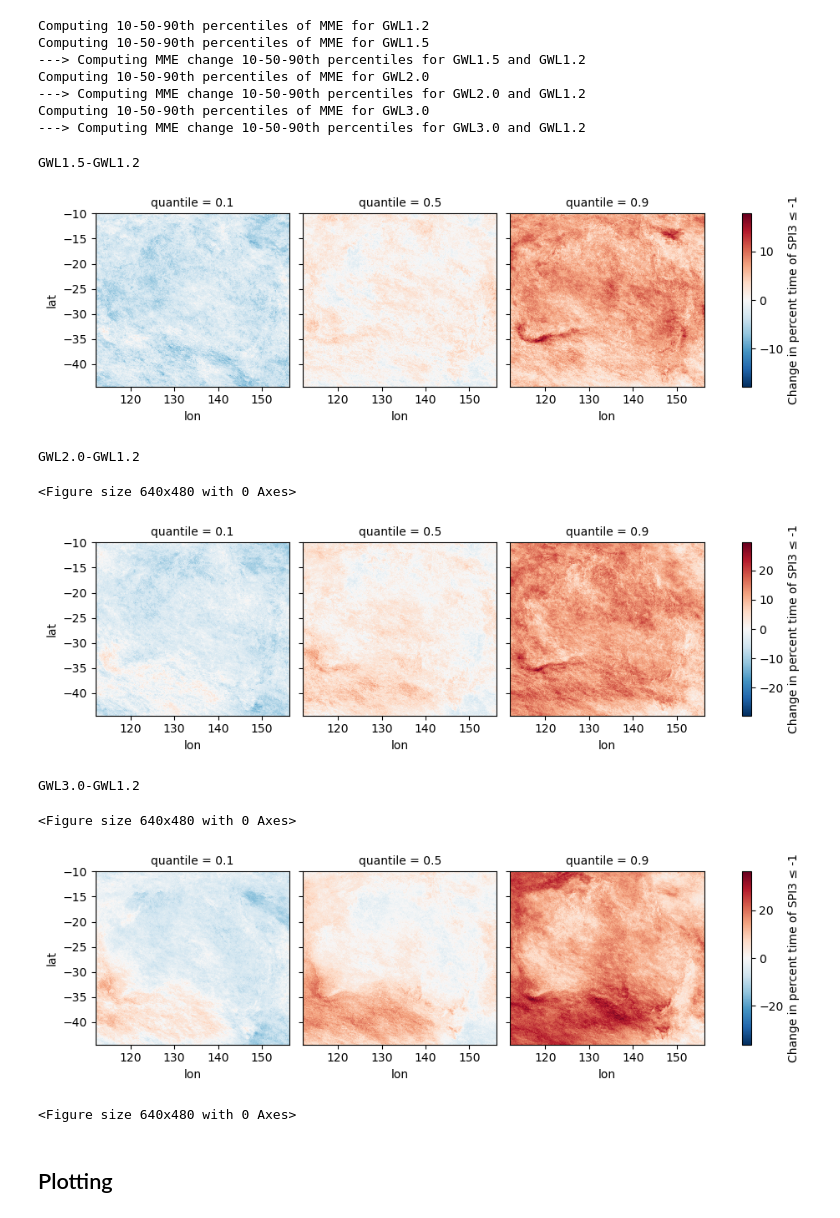
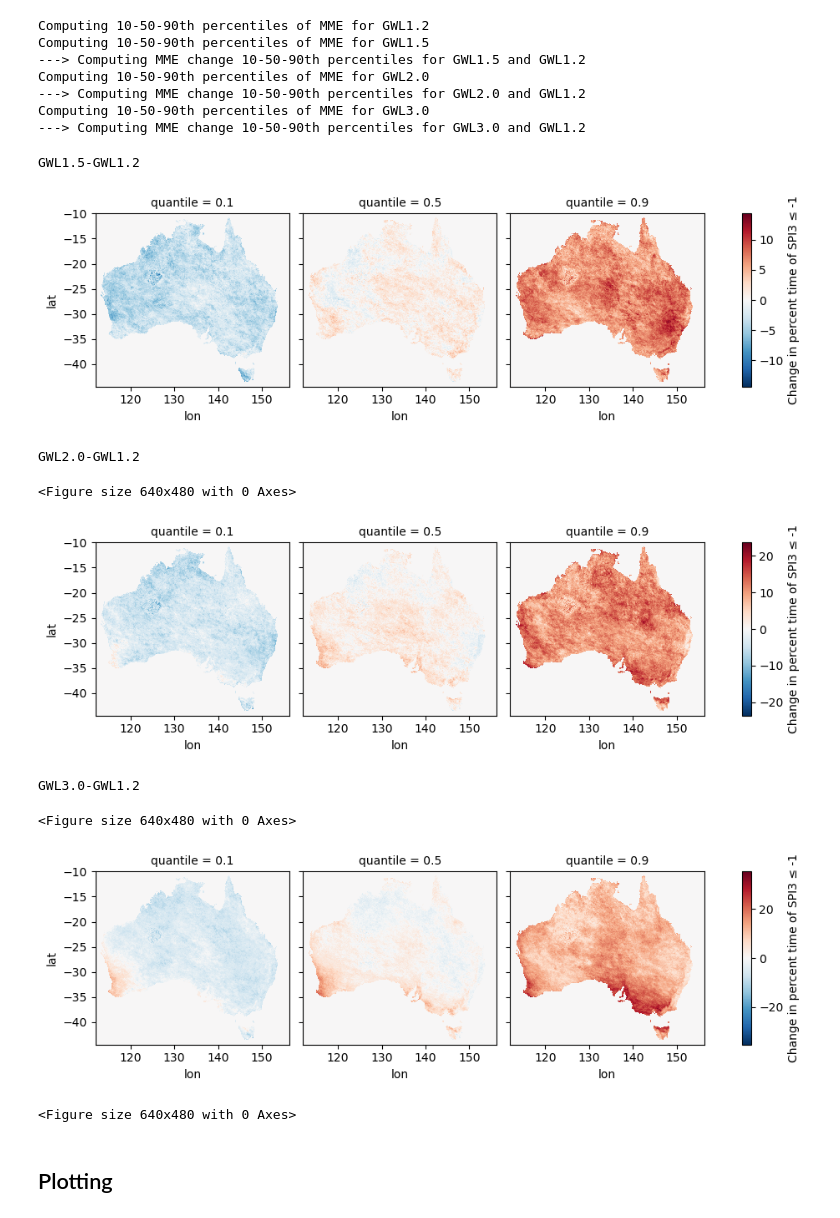
Before and after one commit to AusClimateService/hazards-drought, a Jupyter notebook: percentiles_spi_spei_smi/spi_output_processing.ipynb, the cells around one changed output. Saved outputs shown, nothing was run; the diff lists cells and outputs as text; code cells hidden in the pictures.

Commit message:
SPI BC switch

```diff
--- a/percentiles_spi_spei_smi/spi_output_processing.ipynb
+++ b/percentiles_spi_spei_smi/spi_output_processing.ipynb
@@ -31,8 +35,12 @@ print(f"Submodule commit hash: {commit_hash}")
 # %% [output]
 Submodule commit hash: 40fe88fca1eaab8491bb3a5b99167db817b24c65
 # %%
-input_dir = '/g/data/ia39/ncra/drought_aridity/spi/downscaled_notBC_spi_5km/full_period/'
-output_dir = '/g/data/ia39/ncra/drought_aridity/spi/downscaled_notBC_spi_5km/GWLs/'
+if BC_SWITCH:
+    input_dir = '/g/data/ia39/ncra/drought_aridity/spi/downscaled_BC_5km/full_period/'
+    output_dir = '/g/data/ia39/ncra/drought_aridity/spi/downscaled_BC_5km/GWLs/'
+else:
+    input_dir = '/g/data/ia39/ncra/drought_aridity/spi/downscaled_notBC_5km/full_period/'
+    output_dir = '/g/data/ia39/ncra/drought_aridity/spi/downscaled_notBC_5km/GWLs/'
 
 files = []
 files.extend(sorted(glob.glob("{}/*{}".format(input_dir, '.nc'))))
@@ -74,8 +82,12 @@ for input_file in files:
 ## Percent time below SPI < -1
 # %%
 SPI_threshold = -1
-input_dir = '/g/data/ia39/ncra/drought_aridity/spi/downscaled_notBC_5km/GWLs/'
-output_dir = '/g/data/ia39/ncra/drought_aridity/spi/downscaled_notBC_5km/'
+if BC_SWITCH:
+    input_dir = '/g/data/ia39/ncra/drought_aridity/spi/downscaled_BC_5km/GWLs/'
+    output_dir = '/g/data/ia39/ncra/drought_aridity/spi/downscaled_BC_5km/'
+else:
+    input_dir = '/g/data/ia39/ncra/drought_aridity/spi/downscaled_notBC_5km/GWLs/'
+    output_dir = '/g/data/ia39/ncra/drought_aridity/spi/downscaled_notBC_5km/'
 
 files = []
 files.extend(sorted(glob.glob("{}/*{}".format(input_dir, '.nc'))))
@@ -112,8 +144,12 @@ Computing pct time below -1
 # %% [markdown]
 ### 10-50-90 Percentiles for GWL and change between GWLs
 # %%
-input_dir = '/g/data/ia39/ncra/drought_aridity/spi/downscaled_notBC_5km/'
-output_dir = '/g/data/ia39/ncra/drought_aridity/spi/downscaled_notBC_5km/'
+if BC_SWITCH:
+    input_dir = '/g/data/ia39/ncra/drought_aridity/spi/downscaled_BC_5km/'
+    output_dir = '/g/data/ia39/ncra/drought_aridity/spi/downscaled_BC_5km/'
+else:
+    input_dir = '/g/data/ia39/ncra/drought_aridity/spi/downscaled_notBC_5km/'
+    output_dir = '/g/data/ia39/ncra/drought_aridity/spi/downscaled_notBC_5km/'
 
 files = []
 files.extend(sorted(glob.glob("{}/*pct_time_below*baseperiod19652014*{}".format(input_dir, '.nc'))))
@@ -141,7 +177,7 @@ files
 for GWL in [1.2, 1.5, 2.0, 3.0]:
     print(f"Computing 10-50-90th percentiles of MME for GWL{str(GWL)}")
     GWL_file_list = [file for file in files if f"GWL{str(GWL)}" in file]
-    GWL_ens_list = [file[91:-35] for file in files if f"GWL{str(GWL)}" in file]
+    GWL_ens_list = [file[91:-35] for file in files if f"GWL{str(GWL)}" in file] if BC_SWITCH == False else [file[88:-58] for file in files if f"GWL{str(GWL)}" in file]
     MME_xr = xr.concat([xr.open_dataset(file).assign_coords(MME=ensemble) for file, ensemble in zip(GWL_file_list, GWL_ens_list)], dim='MME')
 
     p10_50_90_xr = MME_xr.quantile([0.1,0.5,0.9], dim ='MME')
@@ -150,13 +186,14 @@ for GWL in [1.2, 1.5, 2.0, 3.0]:
     p10_50_90_xr.attrs['created'] = (datetime.now()).strftime("%d/%m/%Y %H:%M:%S")
     p10_50_90_xr.attrs['GWL'] = f"GWL {str(GWL)}. Sliced using get_GWL_timeslice function from https://github.com/AusClimateService/gwls. Submodule commit hash: {commit_hash}"
     p10_50_90_xr.attrs['cell_methods'] = "quantile: 0.1, 0.5, 0.9"
-    p10_50_90_xr.to_netcdf(f"{output_dir}SPI3_pct_time_below_-1_GWL_{str(GWL)}_percentiles_10-50-90.nc", mode='w')
+    file_name = f"{output_dir}SPI3_pct_time_below_-1_GWL_{str(GWL)}_percentiles_10-50-90.nc" if BC_SWITCH == False else f"{output_dir}SPI3_pct_time_below_-1_GWL_{str(GWL)}_ACS-QME-AGCD-1960-2022_percentiles_10-50-90.nc"
+    p10_50_90_xr.to_netcdf(file_name, mode='w')
 
     #10-50-90th percentile of percent change
     if GWL != 1.2:
         print(f"---> Computing MME change 10-50-90th percentiles for GWL{str(GWL)} and GWL1.2")
         GWL12_file_list = [file for file in files if "GWL1.2" in file]
-        GWL12_ens_list = [file[91:-35] for file in files if "GWL1.2" in file]
+        GWL12_ens_list = [file[91:-35] for file in files if "GWL1.2" in file] if BC_SWITCH == False else [file[88:-58] for file in files if "GWL1.2" in file]
         MME_GWL12_xr = xr.concat([xr.open_dataset(file).assign_coords(MME=ensemble) for file, ensemble in zip(GWL12_file_list, GWL12_ens_list)], dim='MME')
 
         MME_change_p10_50_90 = (MME_xr-MME_GWL12_xr).quantile([0.1,0.5,0.9], dim ='MME')
@@ -164,7 +201,8 @@ for GWL in [1.2, 1.5, 2.0, 3.0]:
         MME_change_p10_50_90.attrs['comment'] = f"Using data on {input_dir}"
         MME_change_p10_50_90.attrs['created'] = (datetime.now()).strftime("%d/%m/%Y %H:%M:%S")
         MME_change_p10_50_90.attrs['cell_methods'] = "quantile: 0.1, 0.5, 0.9"
-        MME_change_p10_50_90.to_netcdf(f"{output_dir}SPI3_pct_time_below_-1_MME_change_GWL{str(GWL)}_to_GWL1.2_percentiles_10-50-90.nc", mode='w')
+        file_name = f"{output_dir}SPI3_pct_time_below_-1_MME_change_GWL{str(GWL)}_to_GWL1.2_percentiles_10-50-90.nc" if BC_SWITCH == False else f"{output_dir}SPI3_pct_time_below_-1_MME_change_GWL{str(GWL)}_to_GWL1.2_ACS-QME-AGCD-1960-2022_percentiles_10-50-90.nc"
+        MME_change_p10_50_90.to_netcdf(file_name, mode='w')
 # %% [output]
 Computing 10-50-90th percentiles of MME for GWL1.2
 Computing 10-50-90th percentiles of MME for GWL1.5
@@ -176,20 +214,20 @@ Computing 10-50-90th percentiles of MME for GWL3.0
 # %%
 #quick check of outputs
 for GWL in [1.5, 2.0, 3.0]:
     print(f"GWL{str(GWL)}-GWL1.2")
-    quick_check_ds = xr.open_dataset(f"/g/data/ia39/ncra/drought_aridity/spi/downscaled_notBC_5km/SPI3_pct_time_below_-1_MME_change_GWL{str(GWL)}_to_GWL1.2_percentiles_10-50-90.nc")
+    quick_check_ds = xr.open_dataset(f"/g/data/ia39/ncra/drought_aridity/spi/downscaled_BC_5km/SPI3_pct_time_below_-1_MME_change_GWL{str(GWL)}_to_GWL1.2_ACS-QME-AGCD-1960-2022_percentiles_10-50-90.nc")
     quick_check_ds.SPI3.plot(col="quantile",cmap="RdBu_r", cbar_kwargs={'label': 'Change in percent time of SPI3 ≤ -1'})
     plt.show()
     plt.clf()
 # %% [output]
 GWL1.5-GWL1.2
-[figure, old version]
+[figure, new version]
 GWL2.0-GWL1.2
 <Figure size 640x480 with 0 Axes>
-[figure, old version]
+[figure, new version]
 GWL3.0-GWL1.2
 <Figure size 640x480 with 0 Axes>
-[figure, old version]
+[figure, new version]
 <Figure size 640x480 with 0 Axes>
 # %% [markdown]
 ## Plotting
```
Also changed, not shown: parts of 11 cells of this notebook, 1 other file.
